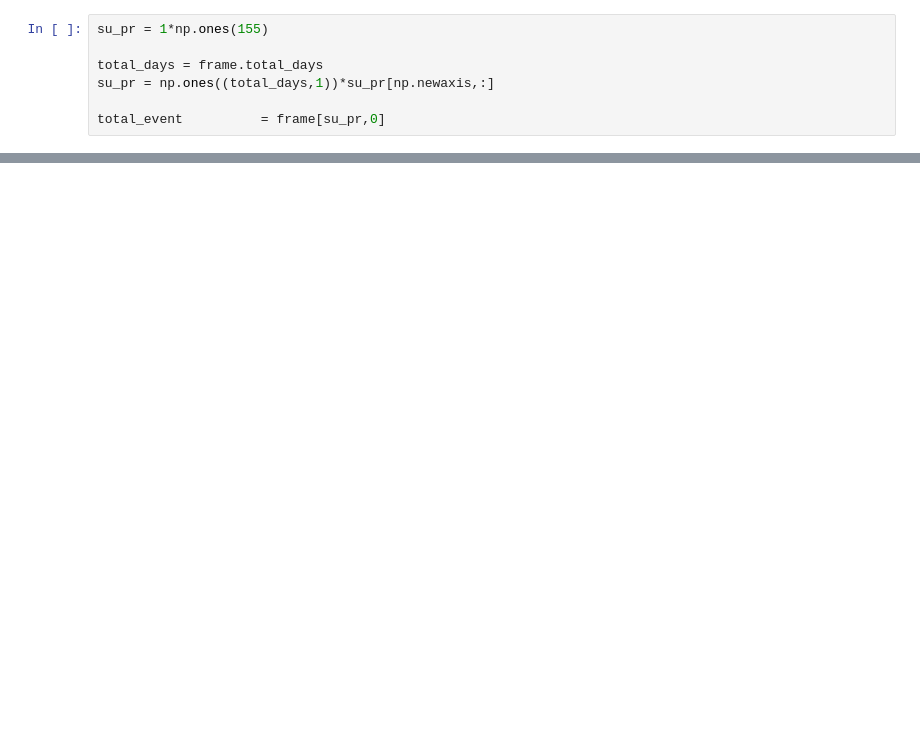
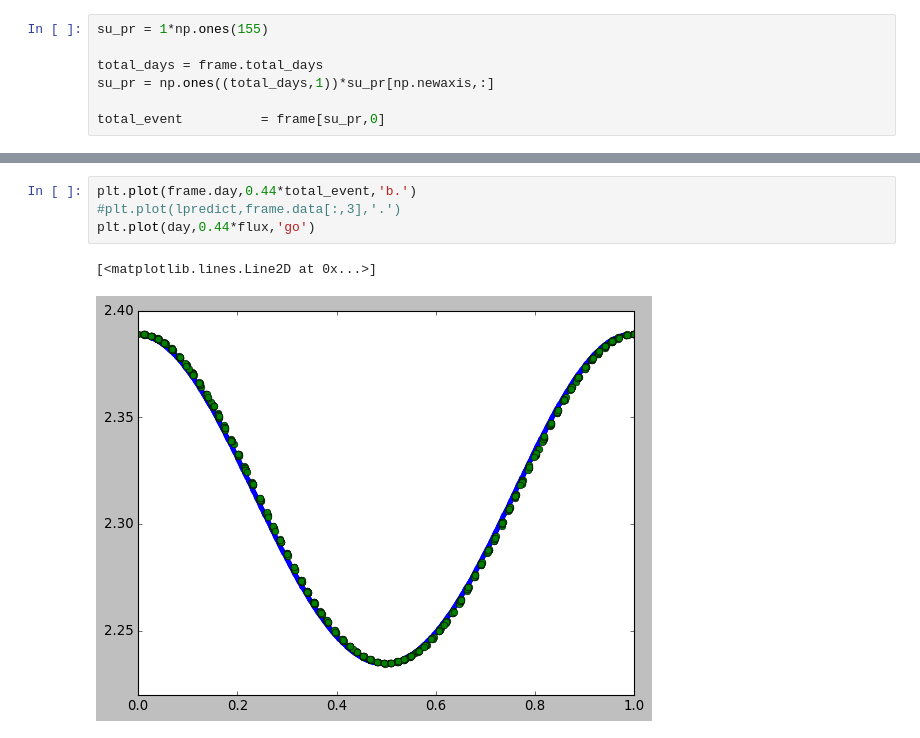
Before and after one commit to SaeedAnsarifard/NeuMod, a Jupyter notebook: Tutorial.ipynb, the cells around one changed output, grey strips where cells are left out. Drawn from its saved outputs; the diff is of its cells as text; blank space fills up the shorter version.

```diff
--- a/Tutorial.ipynb
+++ b/Tutorial.ipynb
@@ -58,0 +56,7 @@ print(b8spec.shape)
+# %%
+plt.plot(frame.day,0.44*total_event,'b.')
+#plt.plot(lpredict,frame.data[:,3],'.')
+plt.plot(day,0.44*flux,'go')
+# %% [output]
+[<matplotlib.lines.Line2D at 0x...>]
+[figure, added]
```
Also changed, not shown: parts of 11 cells of this notebook, 1 other file.
